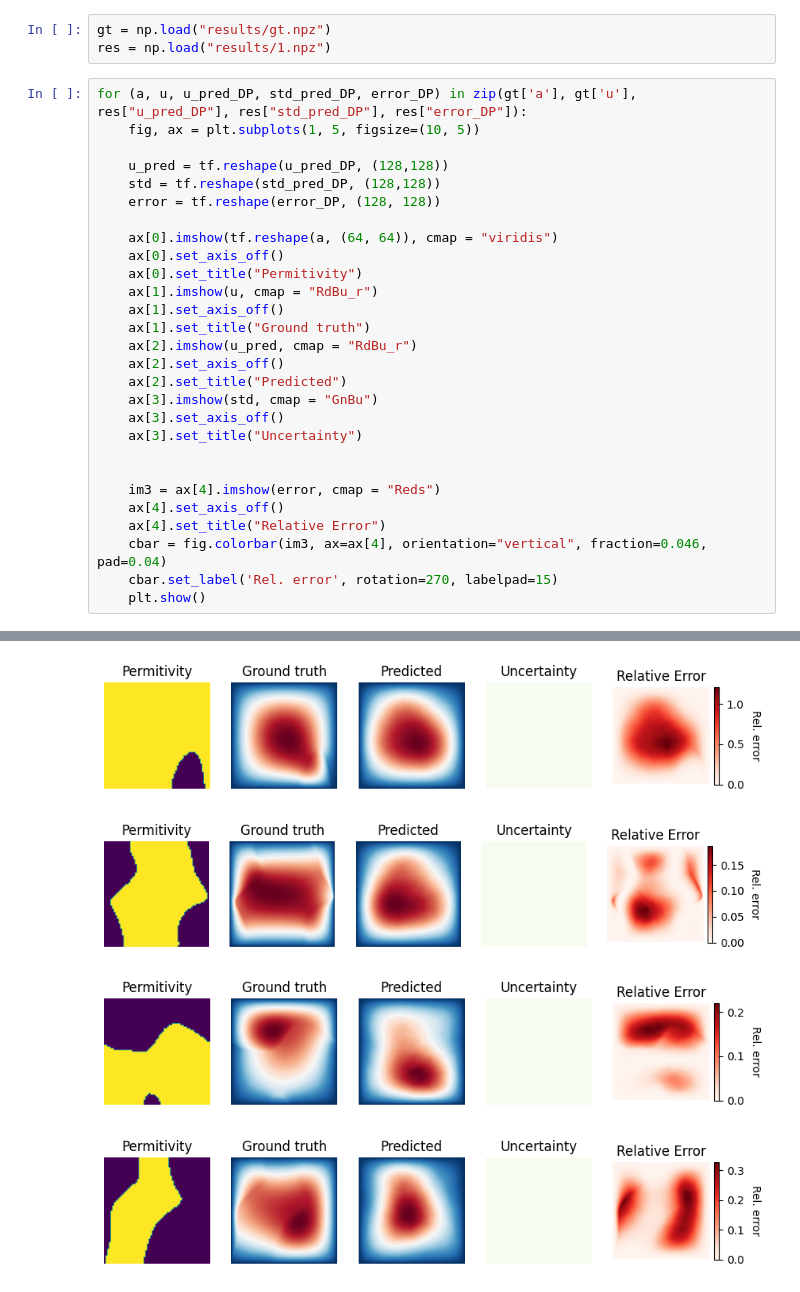
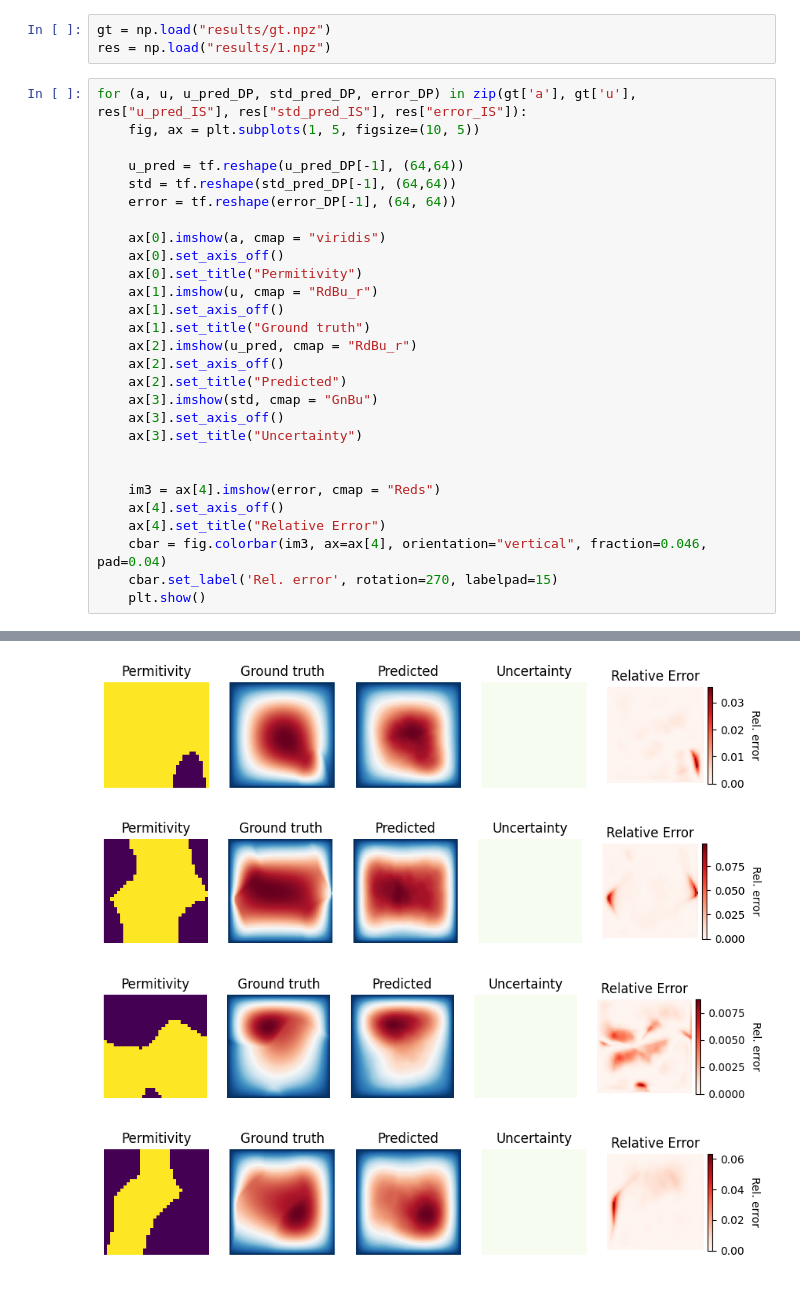
Before and after one commit to TheoHanon/NeuralFlow, a Jupyter notebook: Experiments/Darcy Flow/nf_operator_learn.ipynb, the cells around one changed output, grey strips where cells are left out. Saved outputs shown, nothing was run; the diff lists cells and outputs as text.

```diff
--- a/Experiments/Darcy Flow/nf_operator_learn.ipynb
+++ b/Experiments/Darcy Flow/nf_operator_learn.ipynb
@@ -12,14 +12,14 @@ To enable the following instructions: SSE4.1 SSE4.2 AVX AVX2 AVX512F AVX512_VNNI
 gt = np.load("results/gt.npz")
 res = np.load("results/1.npz")
 # %%
-for (a, u, u_pred_DP, std_pred_DP, error_DP) in zip(gt['a'], gt['u'], res["u_pred_DP"], res["std_pred_DP"], res["error_DP"]):
+for (a, u, u_pred_DP, std_pred_DP, error_DP) in zip(gt['a'], gt['u'], res["u_pred_IS"], res["std_pred_IS"], res["error_IS"]):
     fig, ax = plt.subplots(1, 5, figsize=(10, 5))
 
-    u_pred = tf.reshape(u_pred_DP, (128,128))
-    std = tf.reshape(std_pred_DP, (128,128))
-    error = tf.reshape(error_DP, (128, 128))
+    u_pred = tf.reshape(u_pred_DP[-1], (64,64))
+    std = tf.reshape(std_pred_DP[-1], (64,64))
+    error = tf.reshape(error_DP[-1], (64, 64))
 
-    ax[0].imshow(tf.reshape(a, (64, 64)), cmap = "viridis")
+    ax[0].imshow(a, cmap = "viridis")
     ax[0].set_axis_off()
     ax[0].set_title("Permitivity")
     ax[1].imshow(u, cmap = "RdBu_r")
@@ -49,4 +49,4 @@ for (a, u, u_pred_DP, std_pred_DP, error_DP) in zip(gt['a'], gt['u'], res["u_pre
-[figure, old version]
+[figure, new version]
-[figure, old version]
+[figure, new version]
-[figure, old version]
+[figure, new version]
-[figure, old version]
+[figure, new version]
```
Also changed, not shown: parts of 2 cells of this notebook, 5 other files.
